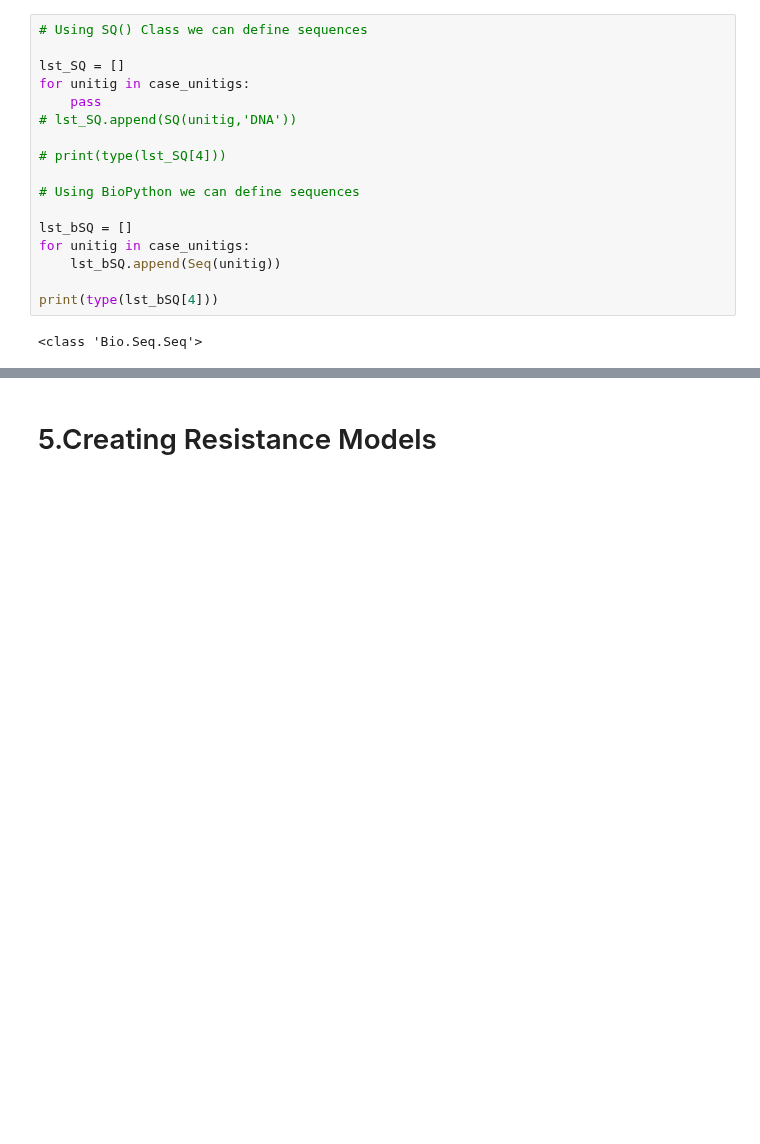
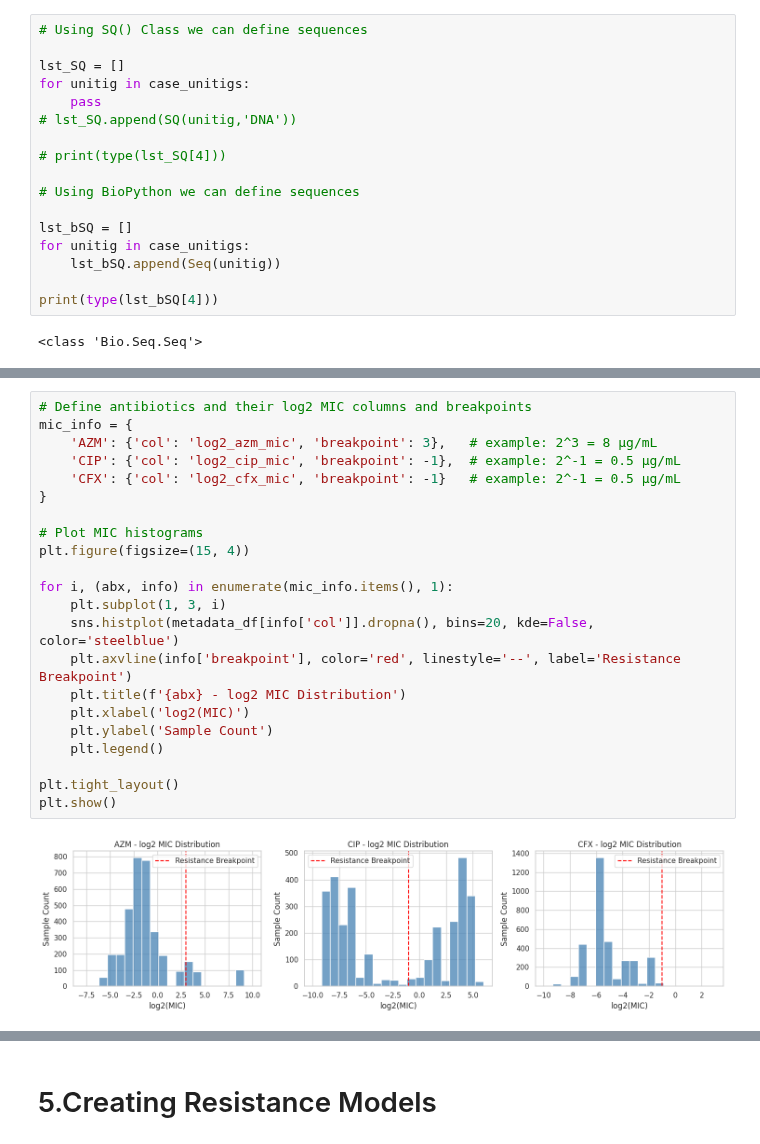
Before and after one commit to MrEktirir/Antibiotics-Resistance-Prediction, a Jupyter notebook: Notebooks/main.ipynb, the cells around one changed output, grey strips where cells are left out. Cells and saved outputs as stored; diff of their text form; blank space fills up the shorter version.

```diff
--- a/Notebooks/main.ipynb
+++ b/Notebooks/main.ipynb
@@ -684,0 +742,24 @@ print(type(lst_bSQ[4]))
+# %%
+# Define antibiotics and their log2 MIC columns and breakpoints
+mic_info = {
+    'AZM': {'col': 'log2_azm_mic', 'breakpoint': 3},   # example: 2^3 = 8 µg/mL
+    'CIP': {'col': 'log2_cip_mic', 'breakpoint': -1},  # example: 2^-1 = 0.5 µg/mL
+    'CFX': {'col': 'log2_cfx_mic', 'breakpoint': -1}   # example: 2^-1 = 0.5 µg/mL
+}
+
+# Plot MIC histograms
+plt.figure(figsize=(15, 4))
+
+for i, (abx, info) in enumerate(mic_info.items(), 1):
+    plt.subplot(1, 3, i)
+    sns.histplot(metadata_df[info['col']].dropna(), bins=20, kde=False, color='steelblue')
+    plt.axvline(info['breakpoint'], color='red', linestyle='--', label='Resistance Breakpoint')
+    plt.title(f'{abx} - log2 MIC Distribution')
+    plt.xlabel('log2(MIC)')
+    plt.ylabel('Sample Count')
+    plt.legend()
+
+plt.tight_layout()
+plt.show()
+# %% [output]
+[figure, added]
```
Also changed, not shown: parts of 25 cells of this notebook.
